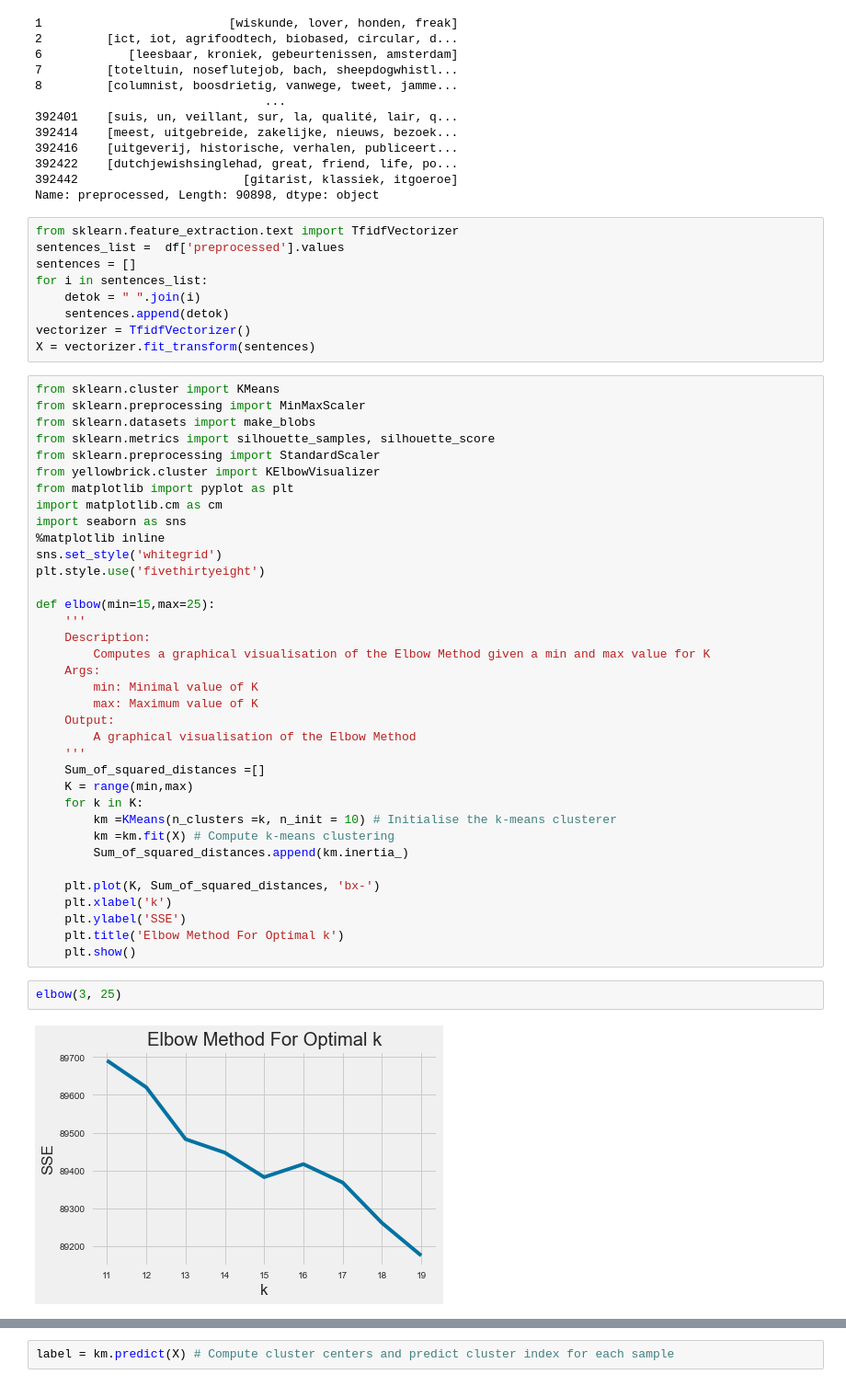
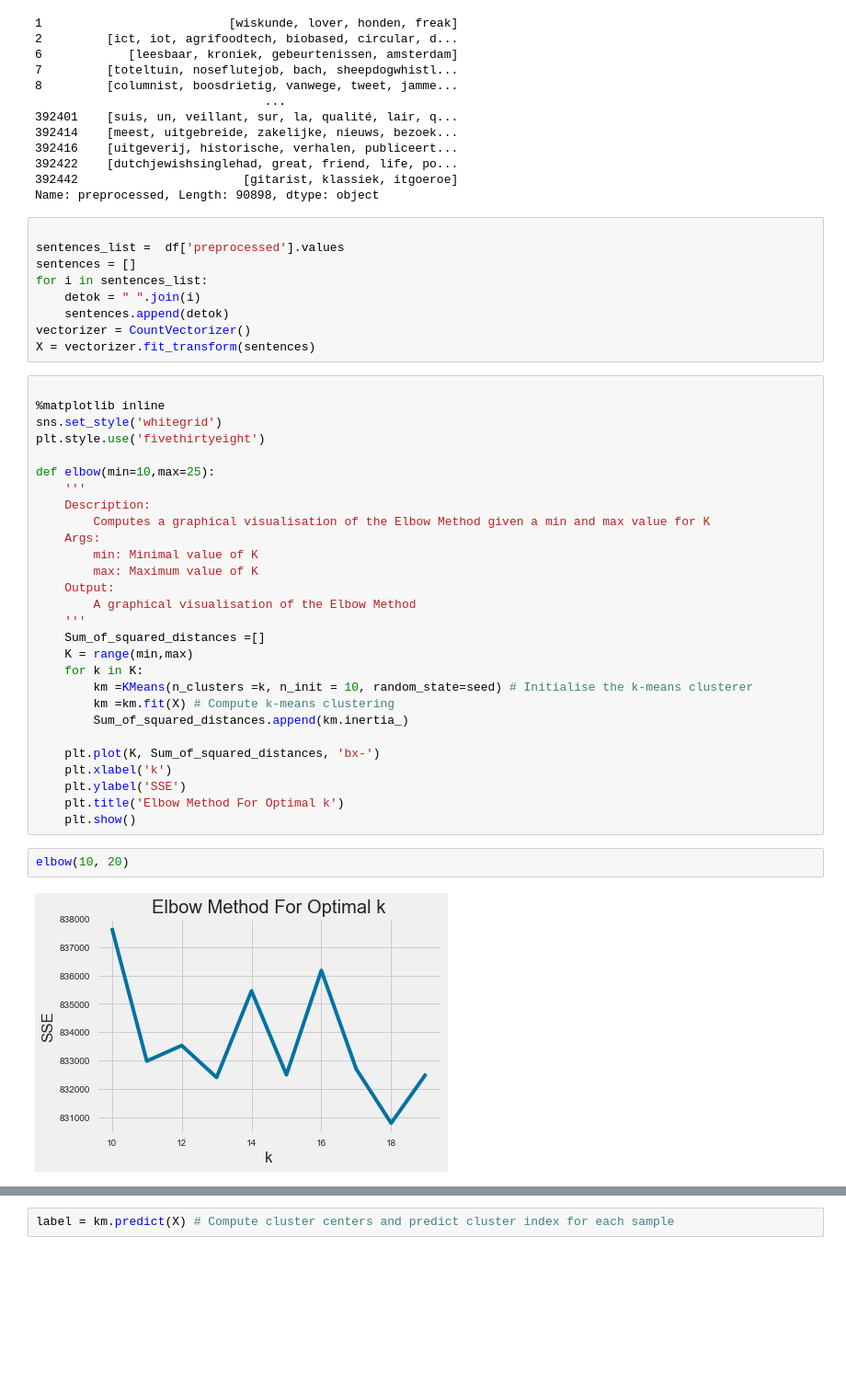
Before and after one commit to sijbrenvv/MLP, a Jupyter notebook: Baseline.ipynb, the cells around one changed output, grey strips where cells are left out. Shown at 92% size. Drawn from its saved outputs; the diff is of its cells as text; blank space fills up the shorter version.

```diff
--- a/Baseline.ipynb
+++ b/Baseline.ipynb
@@ -130,29 +142,21 @@ df['preprocessed']
 392442                       [gitarist, klassiek, itgoeroe]
 Name: preprocessed, Length: 90898, dtype: object
 # %%
-from sklearn.feature_extraction.text import TfidfVectorizer
+
 sentences_list =  df['preprocessed'].values
 sentences = []
 for i in sentences_list:
     detok = " ".join(i)
     sentences.append(detok)
-vectorizer = TfidfVectorizer()
+vectorizer = CountVectorizer()
 X = vectorizer.fit_transform(sentences)
 # %%
-from sklearn.cluster import KMeans
-from sklearn.preprocessing import MinMaxScaler
-from sklearn.datasets import make_blobs
-from sklearn.metrics import silhouette_samples, silhouette_score
-from sklearn.preprocessing import StandardScaler
-from yellowbrick.cluster import KElbowVisualizer
-from matplotlib import pyplot as plt
-import matplotlib.cm as cm
-import seaborn as sns
+
 %matplotlib inline
 sns.set_style('whitegrid')
 plt.style.use('fivethirtyeight')
 
-def elbow(min=15,max=25):
+def elbow(min=10,max=25):
     '''
     Description:
         Computes a graphical visualisation of the Elbow Method given a min and max value for K
@@ -165,7 +169,7 @@ def elbow(min=15,max=25):
     Sum_of_squared_distances =[]
     K = range(min,max)
     for k in K:
-        km =KMeans(n_clusters =k, n_init = 10) # Initialise the k-means clusterer
+        km =KMeans(n_clusters =k, n_init = 10, random_state=seed) # Initialise the k-means clusterer
         km =km.fit(X) # Compute k-means clustering
         Sum_of_squared_distances.append(km.inertia_)
 
@@ -175,8 +179,8 @@ def elbow(min=15,max=25):
     plt.title('Elbow Method For Optimal k')
     plt.show()
 # %%
-elbow(3, 25)
+elbow(10, 20)
 # %% [output]
-[figure, old version]
+[figure, new version]
 # %%
 # adopted from: https://dylancastillo.co/nlp-snippets-cluster-documents-using-word2vec/
```
Also changed, not shown: parts of 5 cells of this notebook.
